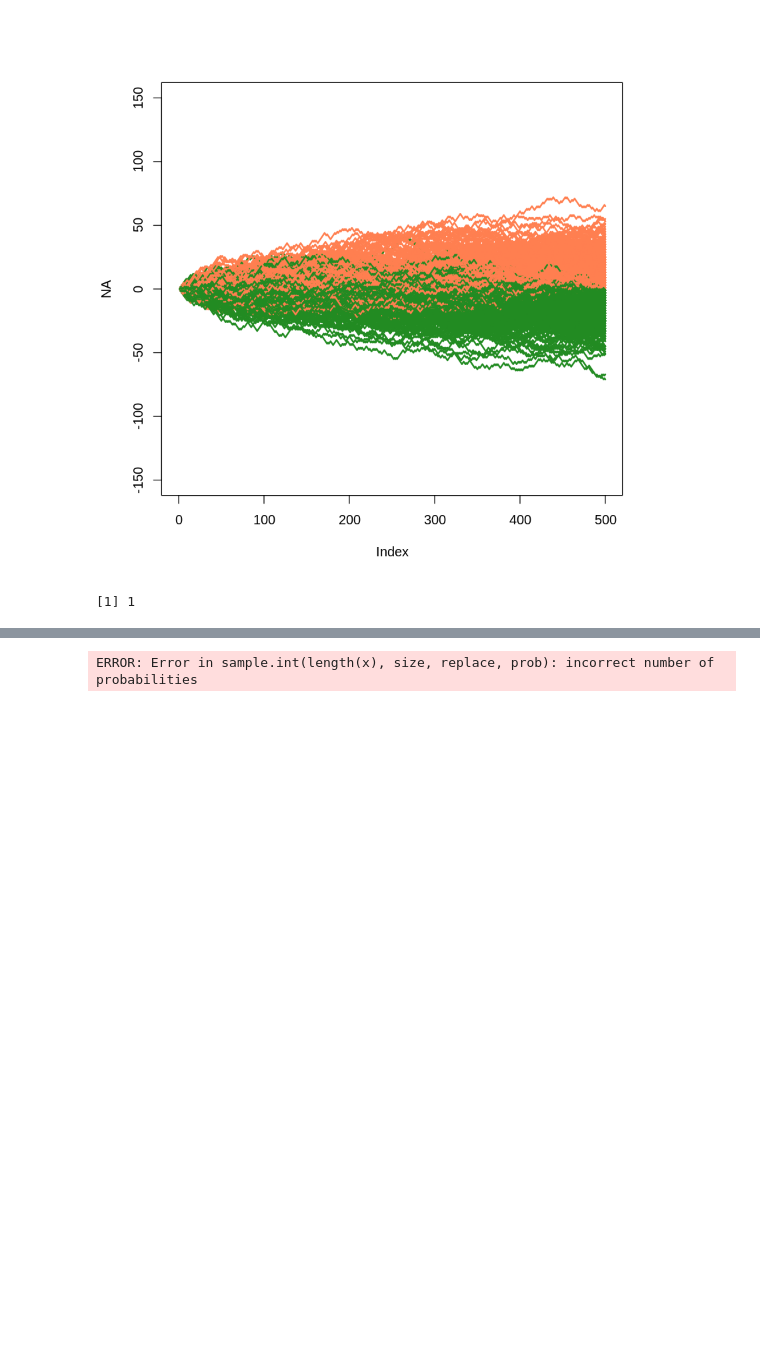
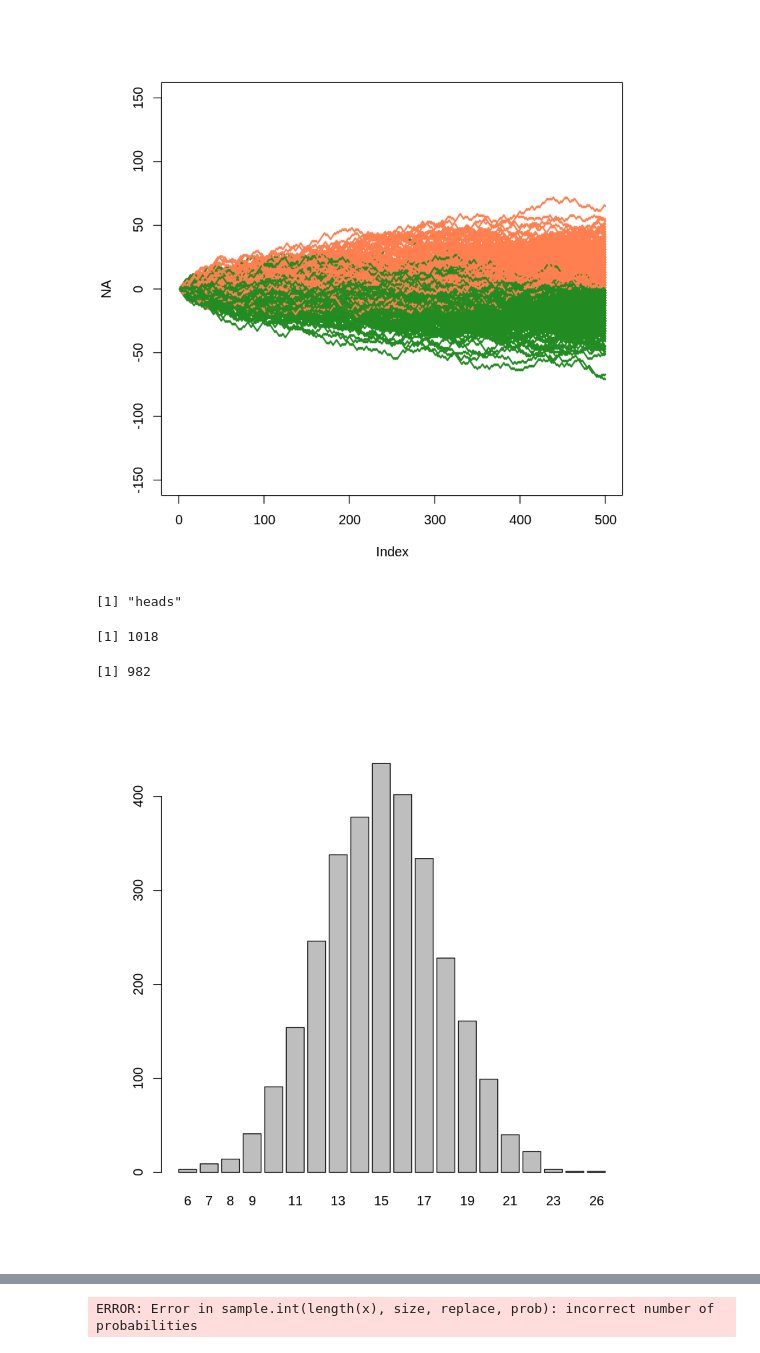
Before and after one commit to RichardOlpin/Stats_Prob, a Jupyter notebook: Module/Week4/1. Markov_Chains.ipynb, the cells around one changed output, grey strips where cells are left out. Cells and saved outputs as stored; diff of their text form; code cells hidden in the pictures; blank space fills up the shorter version.

```diff
--- a/Module/Week4/1. Markov_Chains.ipynb
+++ b/Module/Week4/1. Markov_Chains.ipynb
@@ -328,8 +333,27 @@ flip_coin1 <- function(){
 }
-# %%
-flip_coin()
-# %% [output]
-[1] 1
+# %%
+flip_coin1()
+# %% [output]
+[1] "heads"
+# %%
+h<-0
+t<-0
+for (i in 1:2000){
+    if (flip_coin1() == "heads"){
+        h <- h+1
+    }else{
+        t<-t+1
+    }
+}
+h
+t
+# %% [output]
+[1] 1018
+[1] 982
+# %%
+barplot(table(rbinom(3000,30,.5)))
+# %% [output]
+[figure, added]
 # %%
 flip_coin <- function(){
     x <- rbinom(1,1,0.5)
```
Also changed, not shown: parts of 2 cells of this notebook, 1 other file.
